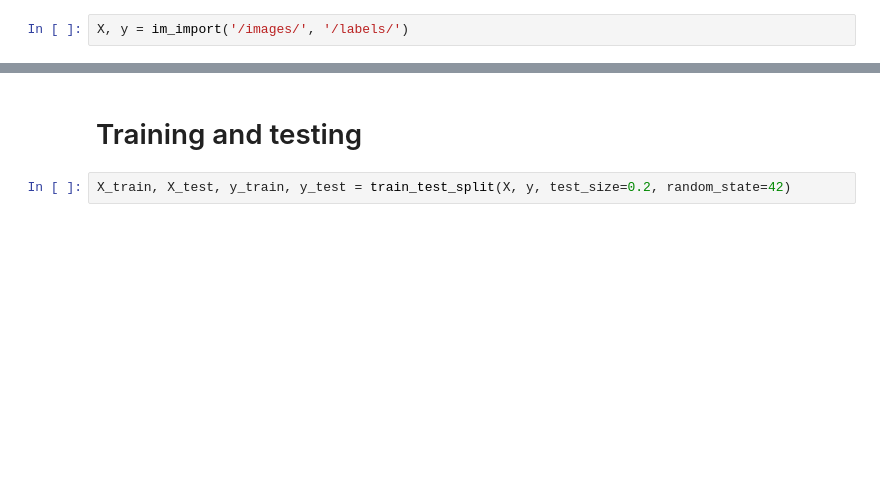
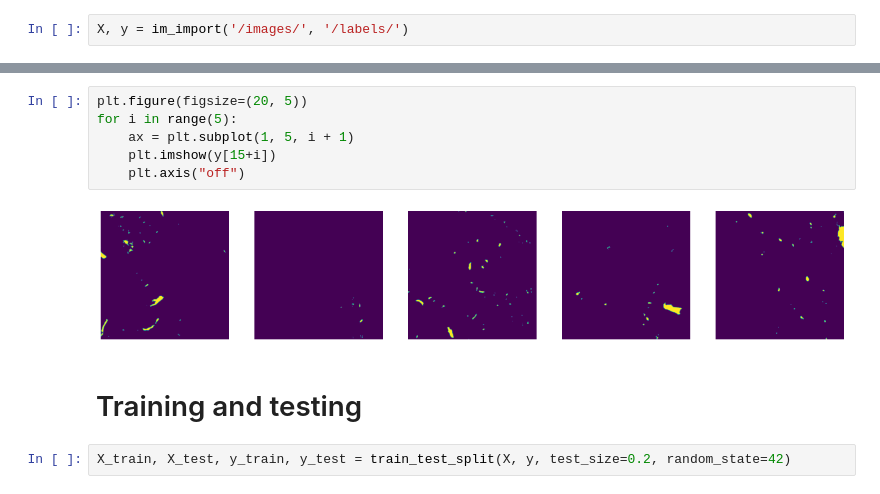
Before and after one commit to Chiffaa/Glacier-lakes-detection-using-multi-resolution-input-channels, a Jupyter notebook: baseline.ipynb, the cells around one changed output, grey strips where cells are left out. Saved outputs shown, nothing was run; the diff lists cells and outputs as text; blank space fills up the shorter version.

```diff
--- a/baseline.ipynb
+++ b/baseline.ipynb
@@ -129,3 +171,11 @@ X, y = im_import('/images/', '/labels/')
+# %%
+plt.figure(figsize=(20, 5))
+for i in range(5):
+    ax = plt.subplot(1, 5, i + 1)
+    plt.imshow(y[15+i])
+    plt.axis("off")
+# %% [output]
+[figure, added]
 # %% [markdown]
 # Training and testing
 # %%
```
Also changed, not shown: parts of 15 cells of this notebook.
